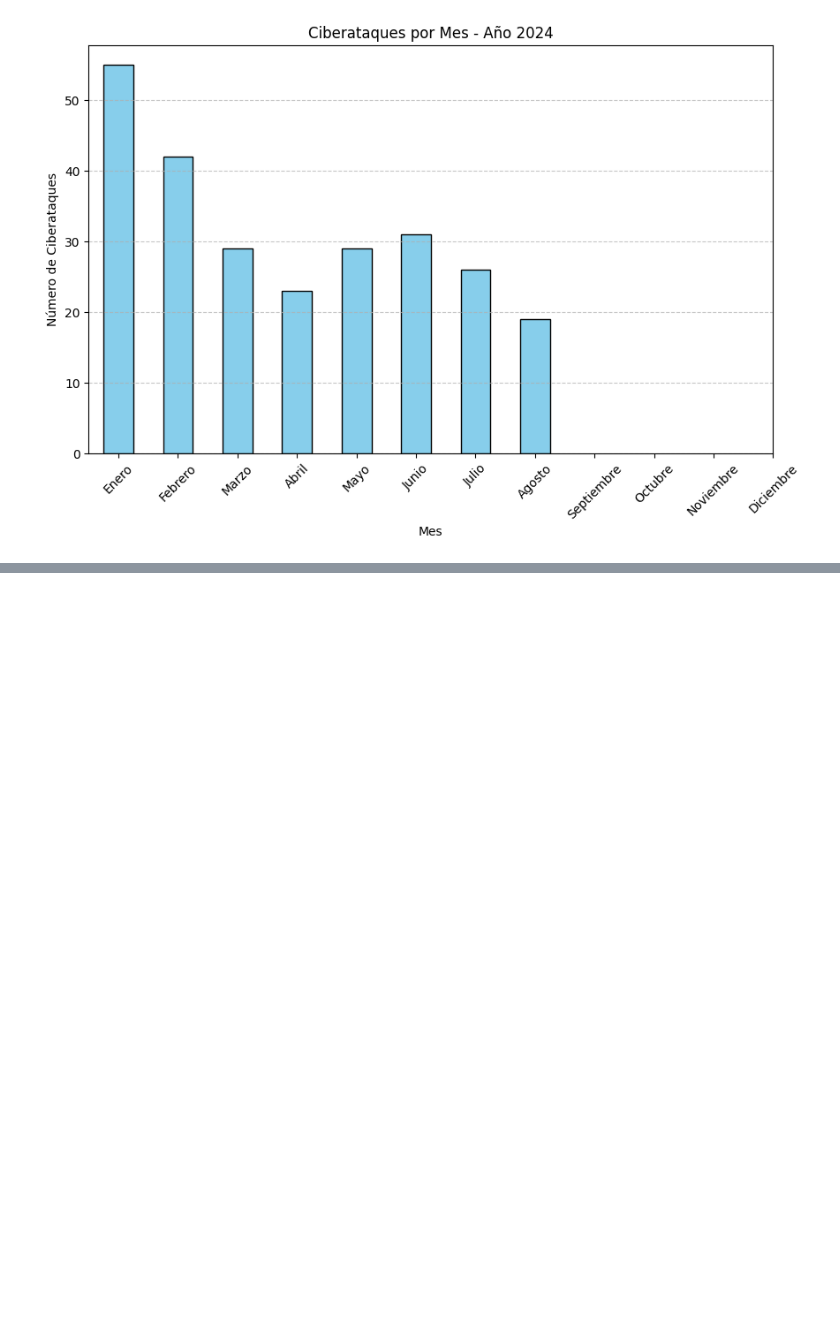
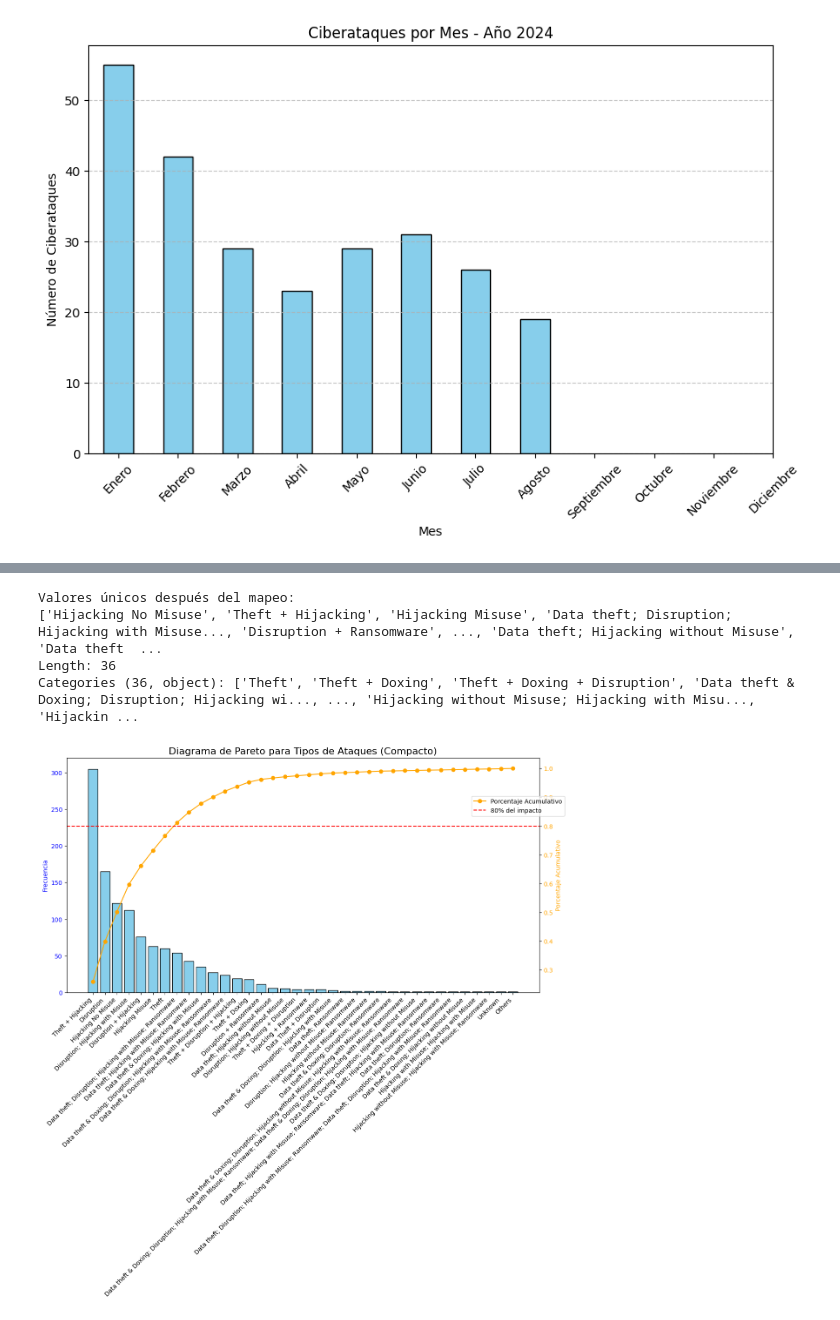
Before and after one commit to sdomialo/DeNexus_CSV-Analysis, a Jupyter notebook: EUROREPO_clean.ipynb, the cells around one changed output, grey strips where cells are left out. Cells and saved outputs as stored; diff of their text form; code cells hidden in the pictures; blank space fills up the shorter version.

```diff
--- a/EUROREPO_clean.ipynb
+++ b/EUROREPO_clean.ipynb
@@ -491,0 +583,46 @@ See the caveats in the documentation: https://pandas.pydata.org/pandas-docs/stab
+# %%
+# Compactar los nombres largos nuevamente
+compact_mapping = {
+    'Data theft; Hijacking with Misuse': 'Theft + Hijacking Misuse',
+    'Data theft & Doxing; Disruption': 'Theft + Doxing + Disruption',
+    # Añadir más mapeos según sea necesario
+}
+
+# Aplicar el mapeo para acortar los nombres
+data_cleaned['incident_type'] = data_cleaned['incident_type'].replace(compact_mapping)
+
+# Verificar valores únicos después del mapeo
+print("Valores únicos después del mapeo:")
+print(data_cleaned['incident_type'].unique())
+
+# Volver a generar el gráfico de Pareto
+pareto_data = data_cleaned['incident_type'].value_counts()
+pareto_percentage = pareto_data.cumsum() / pareto_data.sum()
+
+fig, ax1 = plt.subplots(figsize=(14, 7))
+
+# Gráfico de barras
+ax1.bar(pareto_data.index, pareto_data, color='skyblue', edgecolor='black')
+ax1.set_ylabel('Frecuencia', color='blue')
+ax1.tick_params(axis='y', labelcolor='blue')
+ax1.set_title('Diagrama de Pareto para Tipos de Ataques (Compacto)', fontsize=16)
+
+# Gráfico de línea para el porcentaje acumulativo
+ax2 = ax1.twinx()
+ax2.plot(pareto_data.index, pareto_percentage, color='orange', marker='o', linestyle='-', label='Porcentaje Acumulativo')
+ax2.axhline(y=0.8, color='red', linestyle='--', label='80% del impacto')
+ax2.set_ylabel('Porcentaje Acumulativo', color='orange')
+ax2.tick_params(axis='y', labelcolor='orange')
+
+# Configuración de leyendas y etiquetas
+ax1.set_xticklabels(pareto_data.index, rotation=45, ha='right', fontsize=10)
+ax2.legend(loc='upper left', bbox_to_anchor=(0.85, 0.85))
+
+plt.tight_layout()
+plt.show()
+# %% [output]
+Valores únicos después del mapeo:
+['Hijacking No Misuse', 'Theft + Hijacking', 'Hijacking Misuse', 'Data theft; Disruption; Hijacking with Misuse..., 'Disruption + Ransomware', ..., 'Data theft; Hijacking without Misuse', 'Data theft  ...
+Length: 36
+Categories (36, object): ['Theft', 'Theft + Doxing', 'Theft + Doxing + Disruption', 'Data theft & Doxing; Disruption; Hijacking wi..., ..., 'Hijacking without Misuse; Hijacking with Misu..., 'Hijackin ...
+[figure, added]
```
Also changed, not shown: parts of 8 cells of this notebook.
